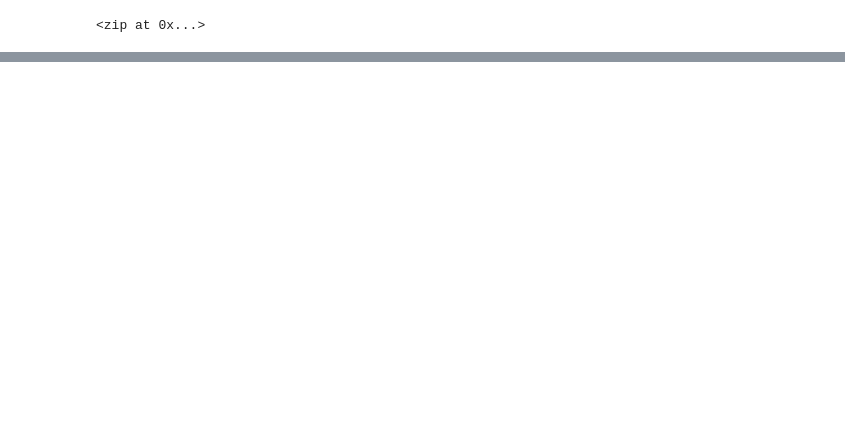
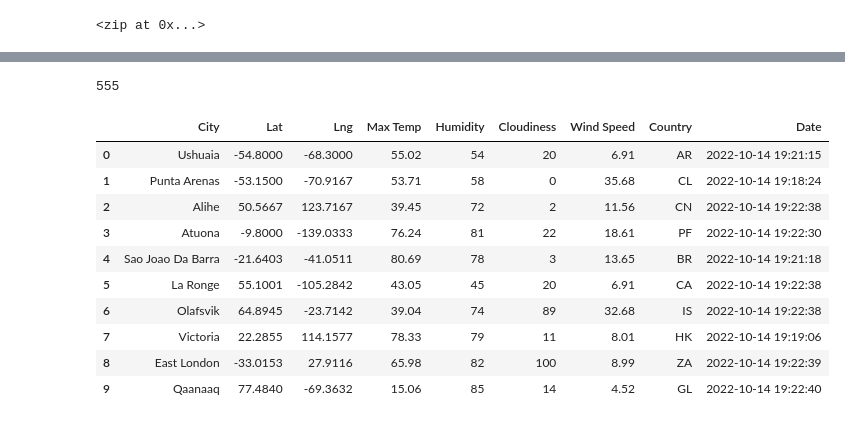
Before and after one commit to Kanackle/World_Weather_Analysis, a Jupyter notebook: WeatherPy.ipynb, the cells around one changed output, grey strips where cells are left out. Cells and saved outputs as stored; diff of their text form; code cells hidden in the pictures; blank space fills up the shorter version.

Commit message:
Modifying .gitignore and adding WeatherPy file

```diff
--- a/WeatherPy.ipynb
+++ b/WeatherPy.ipynb
@@ -91,0 +99,3 @@ len(cities)
+# %%
+#Starting URL for Weather API Call
+url = "http://api.openweathermap.org/data/2.5/weather?units=Imperial&APPID=" + weather_api_key
@@ -91,0 +182,19 @@ len(cities)
+# %%
+len(city_data)
+# %% [output]
+555
+# %%
+city_data_df = pd.DataFrame(city_data)
+city_data_df.head(10)
+# %% [output]
+|  | City | Lat | Lng | Max Temp | Humidity | Cloudiness | Wind Speed | Country | Date |
+| 0 | Ushuaia | -54.8000 | -68.3000 | 55.02 | 54 | 20 | 6.91 | AR | 2022-10-14 19:21:15 |
+| 1 | Punta Arenas | -53.1500 | -70.9167 | 53.71 | 58 | 0 | 35.68 | CL | 2022-10-14 19:18:24 |
+| 2 | Alihe | 50.5667 | 123.7167 | 39.45 | 72 | 2 | 11.56 | CN | 2022-10-14 19:22:38 |
+| 3 | Atuona | -9.8000 | -139.0333 | 76.24 | 81 | 22 | 18.61 | PF | 2022-10-14 19:22:30 |
+| 4 | Sao Joao Da Barra | -21.6403 | -41.0511 | 80.69 | 78 | 3 | 13.65 | BR | 2022-10-14 19:21:18 |
+| 5 | La Ronge | 55.1001 | -105.2842 | 43.05 | 45 | 20 | 6.91 | CA | 2022-10-14 19:22:38 |
+| 6 | Olafsvik | 64.8945 | -23.7142 | 39.04 | 74 | 89 | 32.68 | IS | 2022-10-14 19:22:38 |
+| 7 | Victoria | 22.2855 | 114.1577 | 78.33 | 79 | 11 | 8.01 | HK | 2022-10-14 19:19:06 |
+| 8 | East London | -33.0153 | 27.9116 | 65.98 | 82 | 100 | 8.99 | ZA | 2022-10-14 19:22:39 |
+| 9 | Qaanaaq | 77.4840 | -69.3632 | 15.06 | 85 | 14 | 4.52 | GL | 2022-10-14 19:22:40 |
```
Also changed, not shown: parts of 10 cells of this notebook, 1 other file.
